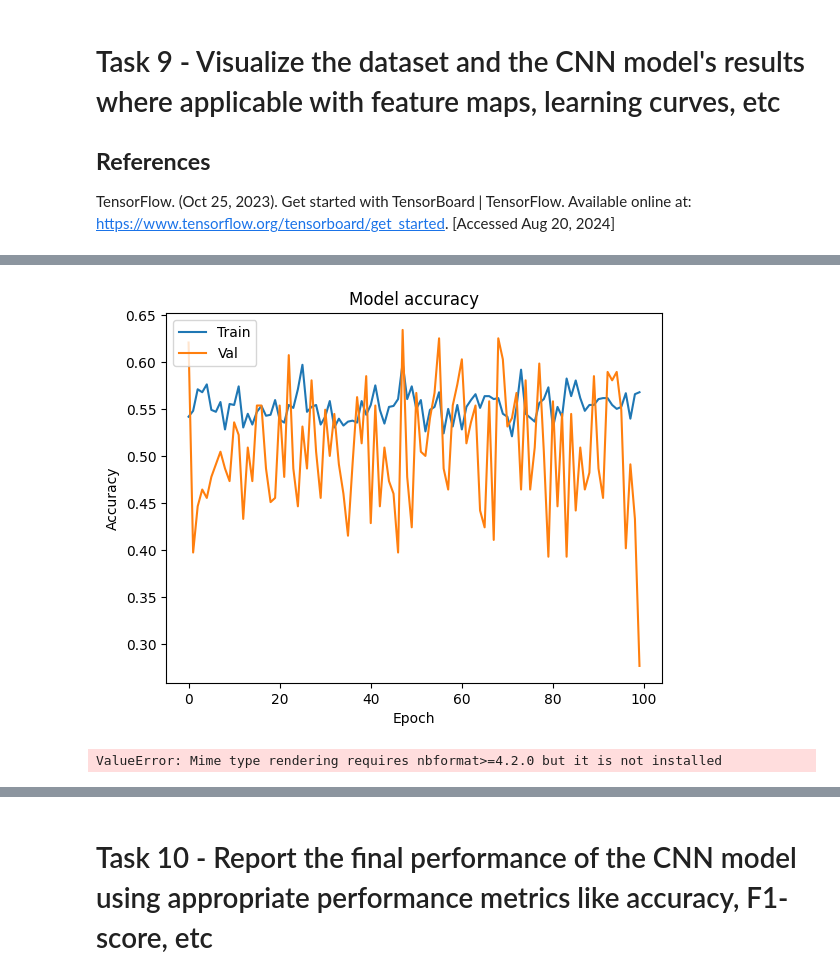
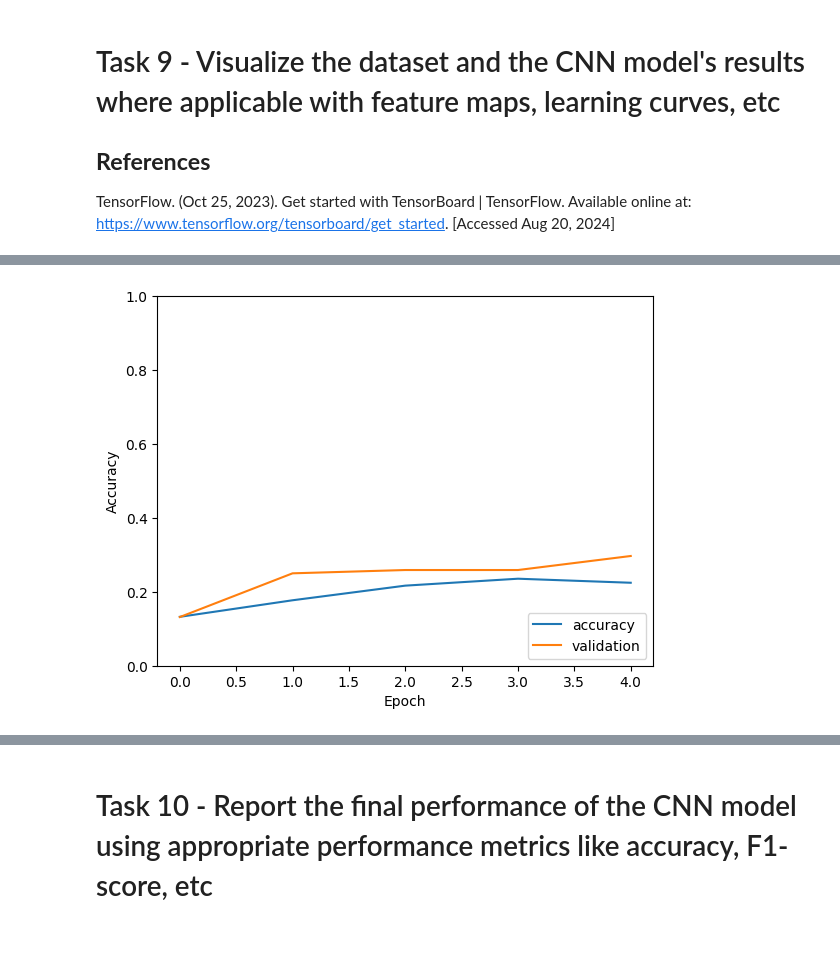
Before and after one commit to chrismintz1/Public, a Jupyter notebook: module 3 final assignment/final assignment part 2.ipynb, the cells around one changed output, grey strips where cells are left out. Cells and saved outputs as stored; diff of their text form; code cells hidden in the pictures; blank space fills up the shorter version.

Commit message:
all code working, just need to render final models

```diff
--- a/module 3 final assignment/final assignment part 2.ipynb
+++ b/module 3 final assignment/final assignment part 2.ipynb
@@ -248,6 +255,9 @@ test generator shape (84, 84, 1)
 def create_model(dropout: float=0.25, dropout_2: float=0.5, density: int=128, optimizer='adam', loss=loss_mode_default, metrics=['accuracy']):
     """
     Parameters:
+    dropout: the dropout rate to use in the model
+    dropout_2: the dropout rate to use in the second dropout of the model
+    density: the number of neurons in the dense layer
     optimizer: the optimizer to use in the model
     loss: the loss function to use in the model
     metrics: the metrics to use in the model
@@ -260,6 +270,10 @@ def create_model(dropout: float=0.25, dropout_2: float=0.5, density: int=128, op
     model.add(Input(shape=(image_height, image_width, channels)))
     model.add(Conv2D(32, (3, 3), activation='relu'))
     model.add(MaxPooling2D((2, 2)))
+    if extreme_training:
+        model.add(Conv2D(64, (3, 3), activation='relu'))
+        model.add(MaxPooling2D((2, 2)))
+        model.add(Dense(density, activation='relu'))
     model.add(Dropout(dropout))
     model.add(Flatten())
     model.add(Dense(density, activation='relu'))
@@ -460,0 +461,7 @@ KeyboardInterrupt:
+# %%
+# now find the optimal hyperparameters by looking through the accuracy list
+# sort the accuracy list and print the top 5
+overall_accuracy.sort(reverse=True)
+print('Top 5 models:')
+for i in range(5):
+    print(f'Accuracy: {overall_accuracy[i][0]:2f} | Loss: {overall_accuracy[i][1]:2f} - Iteration: {overall_accuracy[i][2]} - Dropout 1: {overall_accuracy[i][3]} - Dropout 2: {overall_accuracy[i][4]} - Density: {overall_accuracy[i][5]} - Optimizer: {overall_accuracy[i][6]}')
@@ -466,14 +480,34 @@ TensorFlow. (Oct 25, 2023). Get started with TensorBoard | TensorFlow. Available
 # %%
 # NOTE: TensorBoard epoch data can be viewed by running the following command in the terminal: tensorboard --logdir=logs
 # where the logs directory is written at dataset_root_dir + '\\logs'
-# a browser window will open with the TensorBoard data to show how training is proceeding or final model results are available below
+# a browser window will open with the TensorBoard data to show how training is proceeding but final model results are also available below
 
-# Plot training & validation accuracy based on each epoch
-plt.plot(history.history['accuracy'])
-plt.plot(history.history['val_accuracy'])
-plt.title('Model accuracy')
-plt.ylabel('Accuracy')
-plt.xlabel('Epoch')
-plt.legend(['Train', 'Val'], loc='upper left')
-plt.show()
+# REFIT & SAVE THE FINAL MODEL
+# refit the model with the best possible hyperparameters as determined by the overall_accuracy list
+model = create_model(dropout=overall_accuracy[0][3], dropout_2=overall_accuracy[0][4], density=overall_accuracy[0][5], optimizer=overall_accuracy[0][6])
+history = model.fit(
+    training_generator,
+    steps_per_epoch=training_steps_per_epoch,
+    validation_data=validation_generator,
+    validation_steps=validation_steps_per_epoch,
+    epochs=planned_epochs,
+    verbose=1,
+    callbacks=[tensorboard_callback])
+
+# --------------------------------------------------------------------------
+# this function will plot the training and validation accuracy
+def plot_history(history):
+    plt.plot(history.history['accuracy'], label='accuracy')
+    plt.plot(history.history['val_accuracy'], label = 'validation')
+    plt.xlabel('Epoch')
+    plt.ylabel('Accuracy')
+    plt.ylim([0, 1])
+    plt.legend(loc='lower right')
+    plt.show()
+
+# look at our validation accuracy and loss
+plot_history(history)
+
+# we're going to save this beautiful model for later use
+model.save(dataset_root_dir + '\\models\\mnist_model.keras')
 # %% [output]
@@ -480,23 +524 @@ plt.show()
-[figure, old version]
+[figure, new version]
-# %%
-# Also want to try a little interactive plot
-import plotly.graph_objs as go
-from plotly.offline import iplot
-# history var should still contain training data as before
-# Create traces
-trace0 = go.Scatter(
-    x = history.epoch,
-    y = history.history['accuracy'],
-    mode = 'lines',
-    name = 'Accuracy'
-)
-trace1 = go.Scatter(
-    x = history.epoch,
-    y = history.history['loss'],
-    mode = 'lines',
-    name = 'Loss'
-)
-# Plot and embed in notebook
-iplot([trace0, trace1])
-# %% [output]
-ValueError: Mime type rendering requires nbformat>=4.2.0 but it is not installed
```
Also changed, not shown: parts of 16 cells of this notebook, 1 other file.
